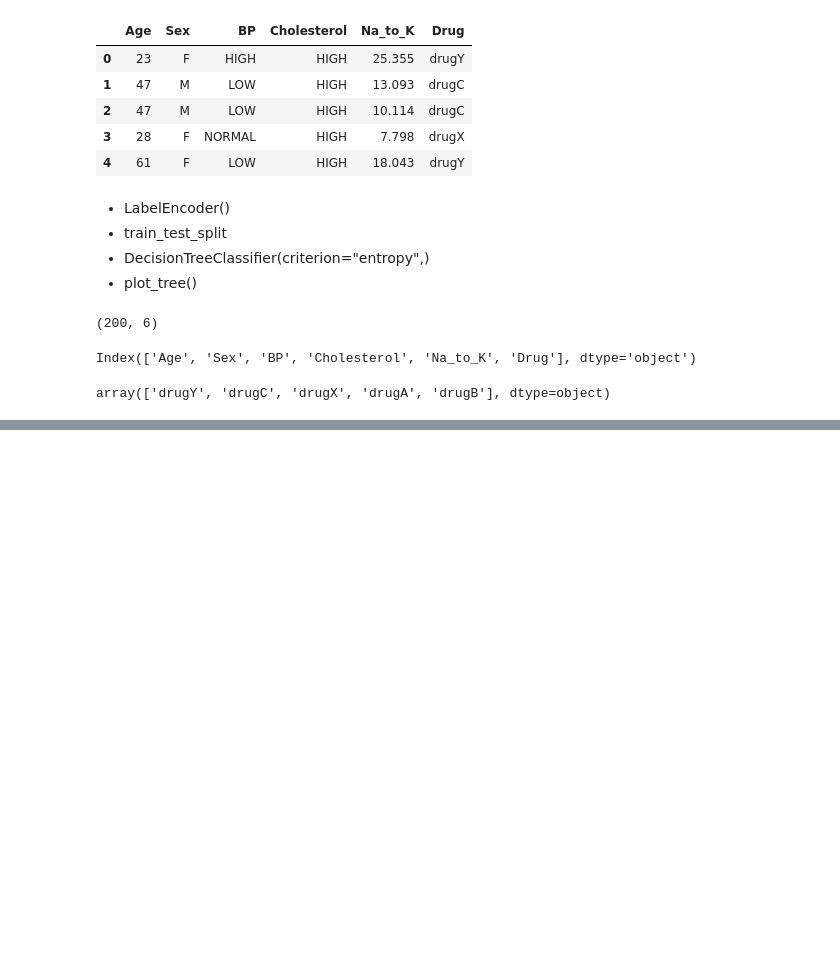
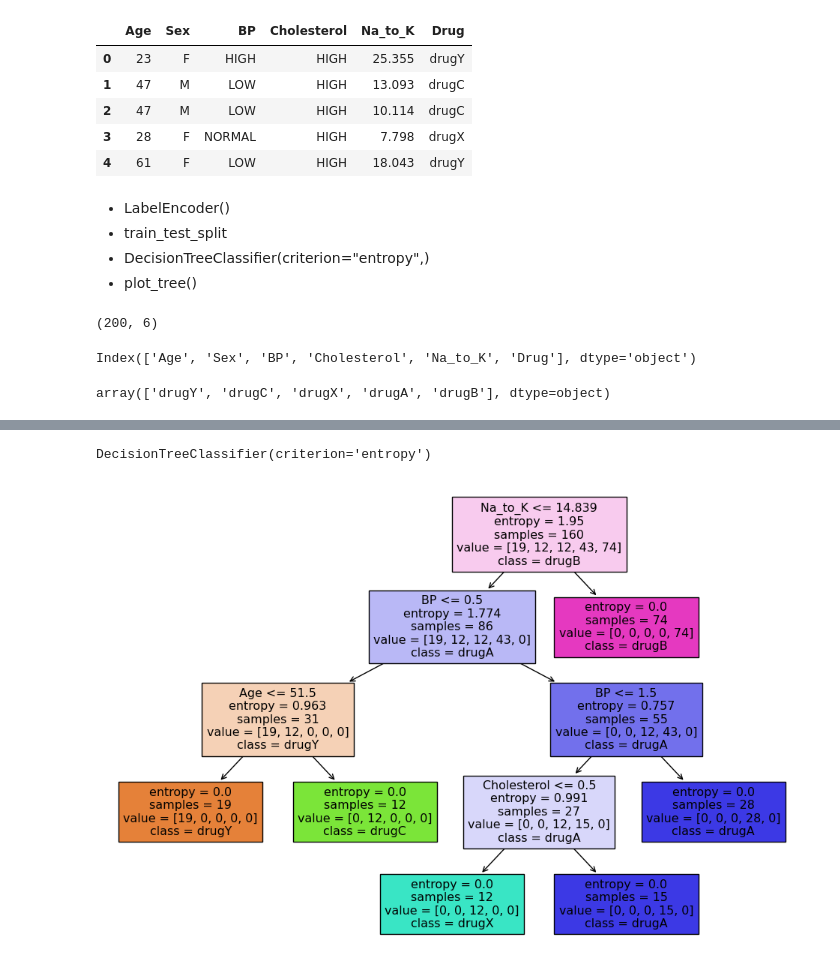
Before and after one commit to GALACICEK/DataScience, a Jupyter notebook: 7-dt-example.ipynb, the cells around one changed output, grey strips where cells are left out. Cells and saved outputs as stored; diff of their text form; code cells hidden in the pictures; blank space fills up the shorter version.

Commit message:
added dessition tree graph

```diff
--- a/7-dt-example.ipynb
+++ b/7-dt-example.ipynb
@@ -29,3 +33,13 @@ Index(['Age', 'Sex', 'BP', 'Cholesterol', 'Na_to_K', 'Drug'], dtype='object')
 my_data['Drug'].unique()
 # %% [output]
 array(['drugY', 'drugC', 'drugX', 'drugA', 'drugB'], dtype=object)
+# %%
+#veriyi ayırma işlemi
+x_data=my_data[[ 'Age', 'Sex', 'BP', 'Cholesterol', 'Na_to_K' ]]
+y_data=my_data['Drug']
+# %%
+#label encoder işlemi
+LabelEncoder=LabelEncoder()
+x_data['Sex']=LabelEncoder.fit_transform(x_data['Sex'])
+x_data['BP']=LabelEncoder.fit_transform(x_data['BP'])
+x_data['Cholesterol']=LabelEncoder.fit_transform(x_data['Cholesterol'])
@@ -31,0 +62,18 @@ array(['drugY', 'drugC', 'drugX', 'drugA', 'drugB'], dtype=object)
+# %%
+#train test olarak ayırma
+x_train, x_test,  y_train, y_test=train_test_split(x_data, y_data, test_size=0.2)
+
+#model oluşturma ve eğitme
+decision_tree_model=DecisionTreeClassifier(criterion="entropy") #kriter olarak entropy kullanıldı
+decision_tree_model.fit(x_train, y_train) #eğitim verileri fit edildi
+# %% [output]
+DecisionTreeClassifier(criterion='entropy')
+# %%
+
+
+plt.figure(figsize=(12, 8))
+from sklearn import tree
+tree.plot_tree(decision_tree_model, feature_names=x_data.columns.tolist(), class_names=my_data['Drug'].unique().tolist(), filled=True)
+plt.show()
+# %% [output]
+[figure, added]
```
Also changed, not shown: parts of 3 cells of this notebook.
